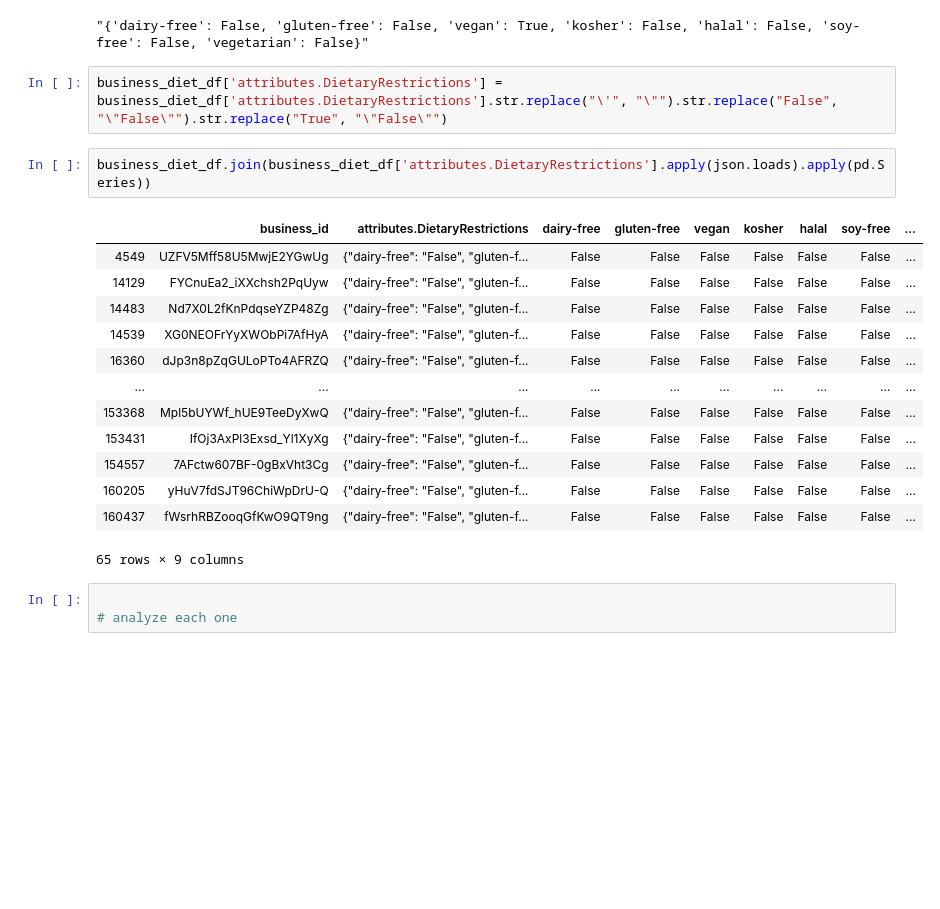
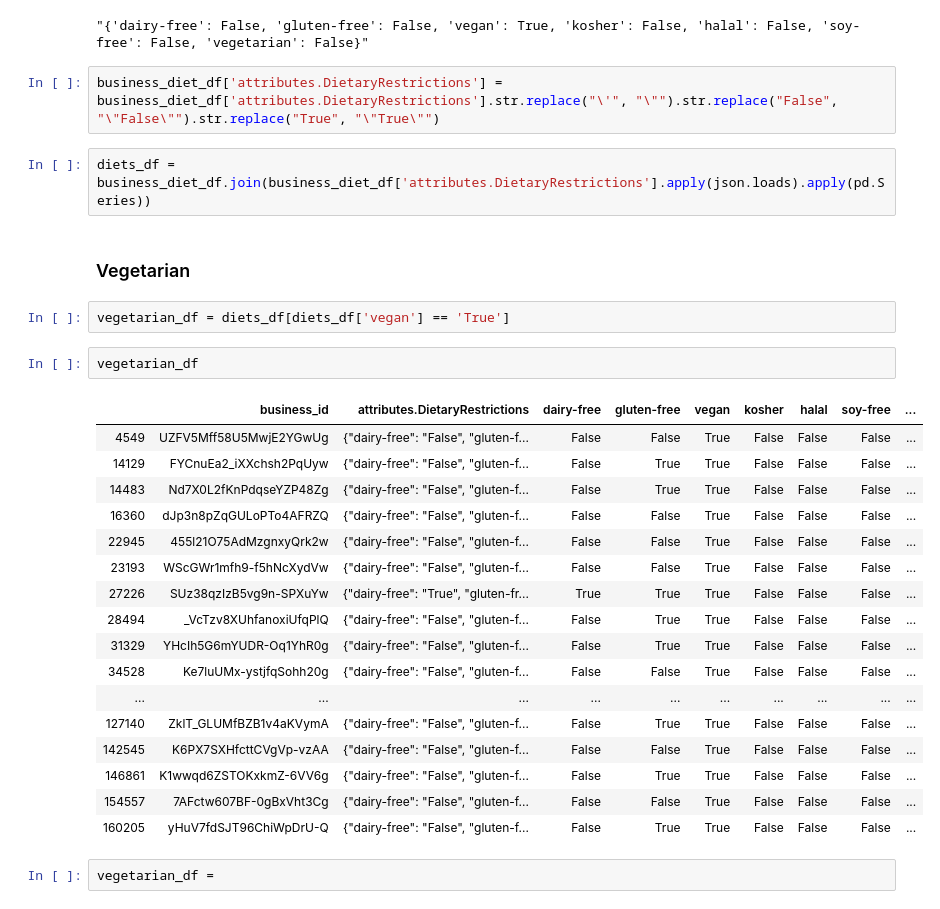
Before and after one commit to linkevint/cs270-final-project, a Jupyter notebook: eda/eda_kev.ipynb, the cells around one changed output. Cells and saved outputs as stored; diff of their text form; blank space fills up the shorter version.

```diff
--- a/eda/Analyze Business Reviews.ipynb
+++ b/eda/eda_kev.ipynb
@@ -119,23 +116,32 @@ list(business_diet_df['attributes.DietaryRestrictions'])[0]
 # %% [output]
 "{'dairy-free': False, 'gluten-free': False, 'vegan': True, 'kosher': False, 'halal': False, 'soy-free': False, 'vegetarian': False}"
 # %%
-business_diet_df['attributes.DietaryRestrictions'] = business_diet_df['attributes.DietaryRestrictions'].str.replace("\'", "\"").str.replace("False", "\"False\"").str.replace("True", "\"False\"")
+business_diet_df['attributes.DietaryRestrictions'] = business_diet_df['attributes.DietaryRestrictions'].str.replace("\'", "\"").str.replace("False", "\"False\"").str.replace("True", "\"True\"")
 # %%
-business_diet_df.join(business_diet_df['attributes.DietaryRestrictions'].apply(json.loads).apply(pd.Series))
+diets_df = business_diet_df.join(business_diet_df['attributes.DietaryRestrictions'].apply(json.loads).apply(pd.Series))
-# %% [output]
-|  | business_id | attributes.DietaryRestrictions | dairy-free | gluten-free | vegan | kosher | halal | soy-free | ... |
-| 4549 | UZFV5Mff58U5MwjE2YGwUg | {"dairy-free": "False", "gluten-f... | False | False | False | False | False | False | ... |
-| 14129 | FYCnuEa2_iXXchsh2PqUyw | {"dairy-free": "False", "gluten-f... | False | False | False | False | False | False | ... |
-| 14483 | Nd7X0L2fKnPdqseYZP48Zg | {"dairy-free": "False", "gluten-f... | False | False | False | False | False | False | ... |
-| 14539 | XG0NEOFrYyXWObPi7AfHyA | {"dairy-free": "False", "gluten-f... | False | False | False | False | False | False | ... |
-| 16360 | dJp3n8pZqGULoPTo4AFRZQ | {"dairy-free": "False", "gluten-f... | False | False | False | False | False | False | ... |
-| ... | ... | ... | ... | ... | ... | ... | ... | ... | ... |
-| 153368 | Mpl5bUYWf_hUE9TeeDyXwQ | {"dairy-free": "False", "gluten-f... | False | False | False | False | False | False | ... |
-| 153431 | IfOj3AxPl3Exsd_Yl1XyXg | {"dairy-free": "False", "gluten-f... | False | False | False | False | False | False | ... |
-| 154557 | 7AFctw607BF-0gBxVht3Cg | {"dairy-free": "False", "gluten-f... | False | False | False | False | False | False | ... |
-| 160205 | yHuV7fdSJT96ChiWpDrU-Q | {"dairy-free": "False", "gluten-f... | False | False | False | False | False | False | ... |
-| 160437 | fWsrhRBZooqGfKwO9QT9ng | {"dairy-free": "False", "gluten-f... | False | False | False | False | False | False | ... |
-65 rows × 9 columns
-# %%
-
-# analyze each one
+# %% [markdown]
+### Vegetarian
+# %%
+vegetarian_df = diets_df[diets_df['vegan'] == 'True']
+# %%
+vegetarian_df
+# %% [output]
+|  | business_id | attributes.DietaryRestrictions | dairy-free | gluten-free | vegan | kosher | halal | soy-free | ... |
+| 4549 | UZFV5Mff58U5MwjE2YGwUg | {"dairy-free": "False", "gluten-f... | False | False | True | False | False | False | ... |
+| 14129 | FYCnuEa2_iXXchsh2PqUyw | {"dairy-free": "False", "gluten-f... | False | True | True | False | False | False | ... |
+| 14483 | Nd7X0L2fKnPdqseYZP48Zg | {"dairy-free": "False", "gluten-f... | False | True | True | False | False | False | ... |
+| 16360 | dJp3n8pZqGULoPTo4AFRZQ | {"dairy-free": "False", "gluten-f... | False | False | True | False | False | False | ... |
+| 22945 | 455l21O75AdMzgnxyQrk2w | {"dairy-free": "False", "gluten-f... | False | False | True | False | False | False | ... |
+| 23193 | WScGWr1mfh9-f5hNcXydVw | {"dairy-free": "False", "gluten-f... | False | False | True | False | False | False | ... |
+| 27226 | SUz38qzIzB5vg9n-SPXuYw | {"dairy-free": "True", "gluten-fr... | True | True | True | False | False | False | ... |
+| 28494 | _VcTzv8XUhfanoxiUfqPlQ | {"dairy-free": "False", "gluten-f... | False | True | True | False | False | False | ... |
+| 31329 | YHcIh5G6mYUDR-Oq1YhR0g | {"dairy-free": "False", "gluten-f... | False | True | True | False | False | False | ... |
+| 34528 | Ke7luUMx-ystjfqSohh20g | {"dairy-free": "False", "gluten-f... | False | False | True | False | False | False | ... |
+| ... | ... | ... | ... | ... | ... | ... | ... | ... | ... |
+| 127140 | ZklT_GLUMfBZB1v4aKVymA | {"dairy-free": "False", "gluten-f... | False | True | True | False | False | False | ... |
+| 142545 | K6PX7SXHfcttCVgVp-vzAA | {"dairy-free": "False", "gluten-f... | False | False | True | False | False | False | ... |
+| 146861 | K1wwqd6ZSTOKxkmZ-6VV6g | {"dairy-free": "False", "gluten-f... | False | True | True | False | False | False | ... |
+| 154557 | 7AFctw607BF-0gBxVht3Cg | {"dairy-free": "False", "gluten-f... | False | False | True | False | False | False | ... |
+| 160205 | yHuV7fdSJT96ChiWpDrU-Q | {"dairy-free": "False", "gluten-f... | False | True | True | False | False | False | ... |
+# %%
+vegetarian_df =
```
Also changed, not shown: parts of 5 cells of this notebook, 6 other files.
